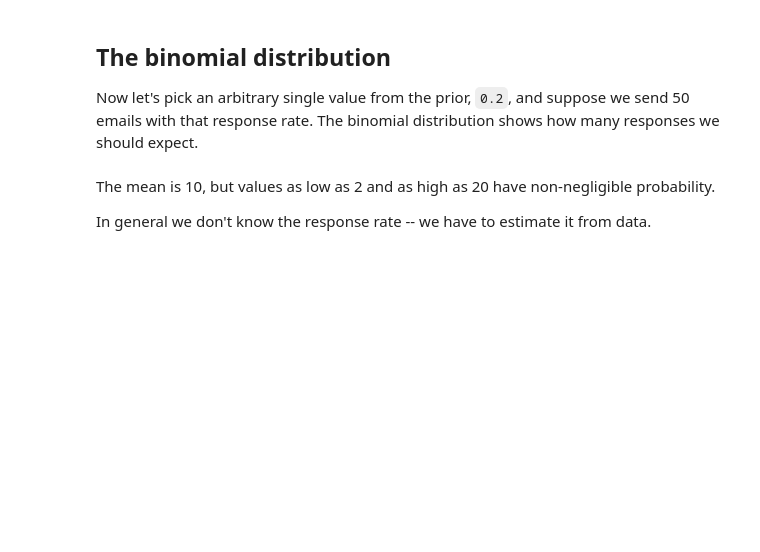
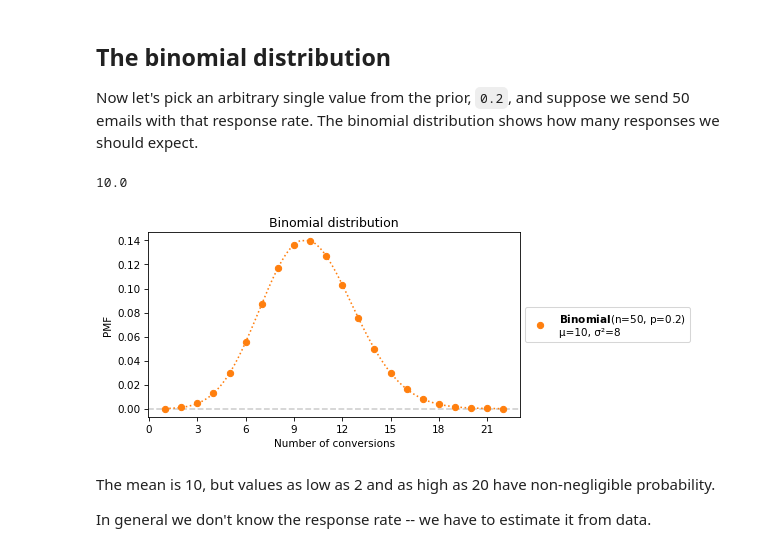
Before and after one commit to AllenDowney/BDAwithPyMC, a Jupyter notebook: solutions/01_beta_binomial.ipynb, the cells around one changed output. Cells and saved outputs as stored; diff of their text form; code cells hidden in the pictures; blank space fills up the shorter version.

```diff
--- a/solutions/01_beta_binomial.ipynb
+++ b/solutions/01_beta_binomial.ipynb
@@ -73,17 +83,19 @@ But the width of the distribution indicates that we are very unsure about that.
 Now let's pick an arbitrary single value from the prior, `0.2`, and suppose we send 50 emails with that response rate.
 The binomial distribution shows how many responses we should expect.
 # %%
-from scipy.stats import binom as binomial_dist
+from preliz import Binomial
 
-dist = binomial_dist(n=50, p=0.2)
+dist = Binomial(50, 0.2)
 dist.mean()
+# %% [output]
+10.0
 # %%
-ks = np.arange(51)
-pmf = dist.pmf(ks)
-plt.bar(ks, pmf)
-plt.xlabel('Number of conversions')
-plt.ylabel('PMF')
-plt.title('Binomial distribution');
+dist.plot_pdf(moments="mv", color="C1")
+plt.xlabel("Number of conversions")
+plt.ylabel("PMF")
+plt.title("Binomial distribution");
+# %% [output]
+[figure, added]
 # %% [markdown]
 The mean is 10, but values as low as 2 and as high as 20 have non-negligible probability.
 
```
Also changed, not shown: parts of 101 cells of this notebook, 1 other file.
